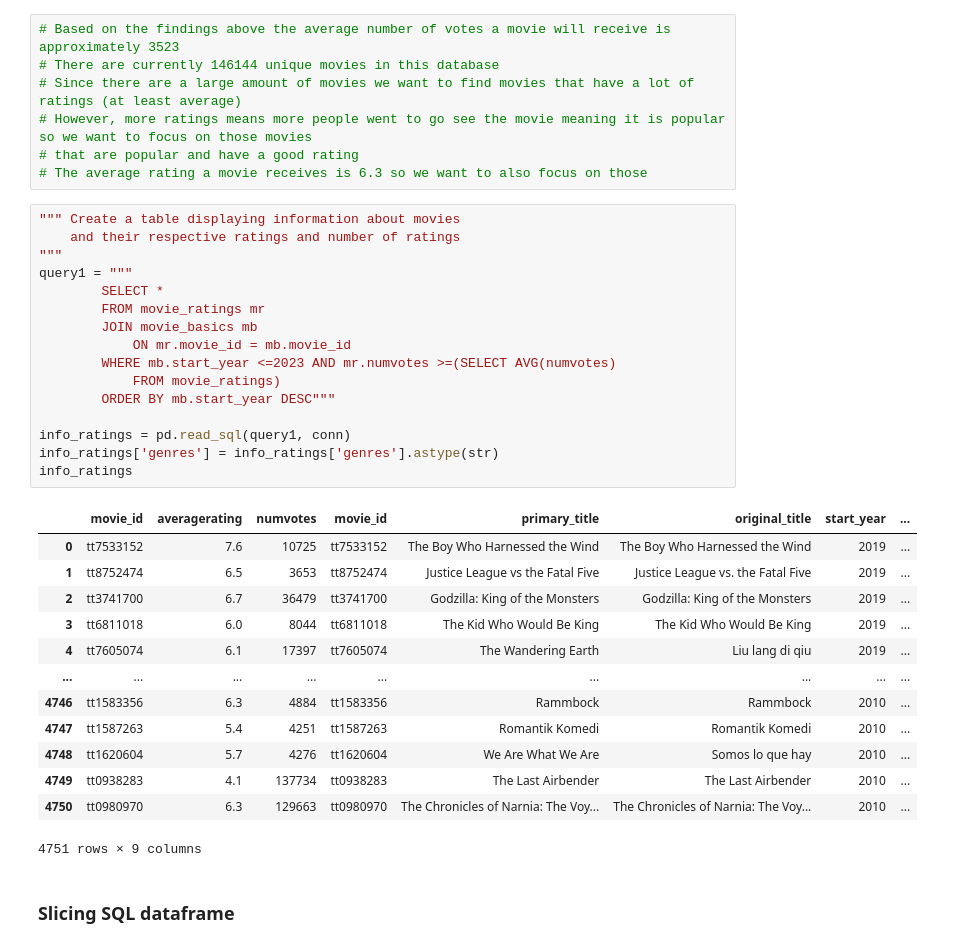
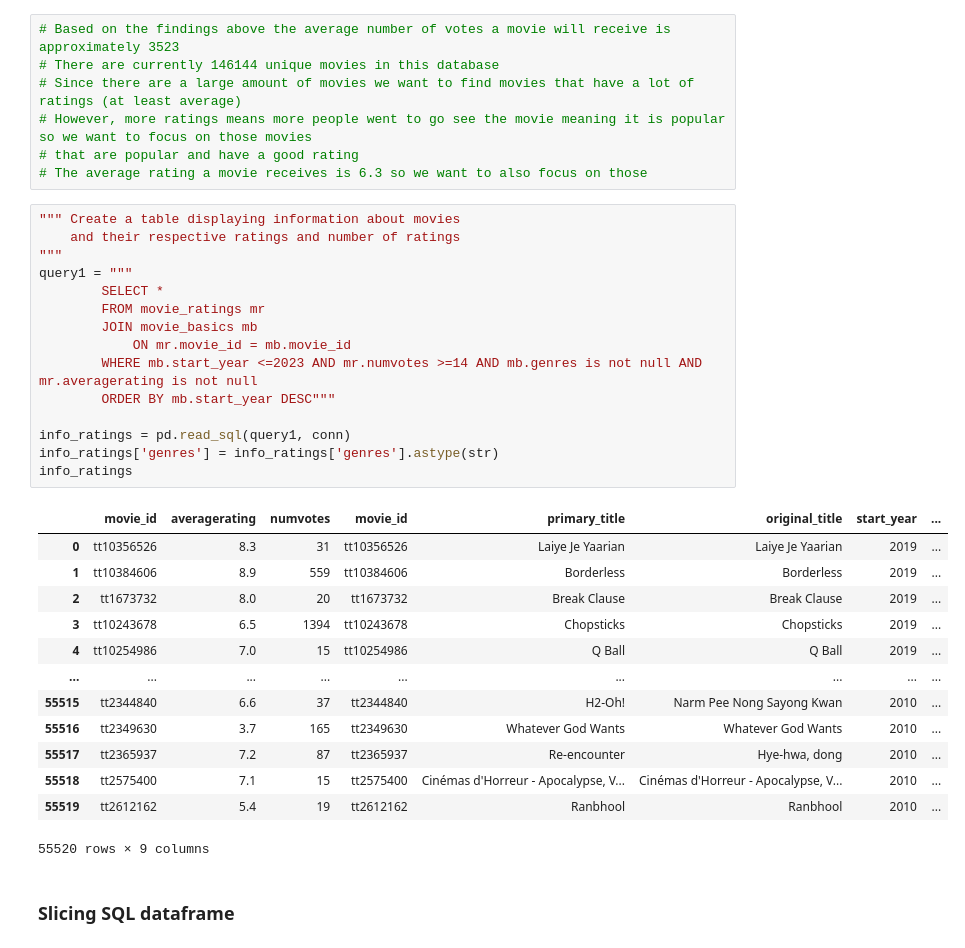
Before and after one commit to hacampbell1/teamaustin, a Jupyter notebook: computer_vision.ipynb, the cells around one changed output. Drawn from its saved outputs; the diff is of its cells as text.

```diff
--- a/computer_vision.ipynb
+++ b/computer_vision.ipynb
@@ -122,33 +122,32 @@ num_votes.head(10)
 # %%
 """ Create a table displaying information about movies
     and their respective ratings and number of ratings
 """
 query1 = """
         SELECT *
         FROM movie_ratings mr
         JOIN movie_basics mb
             ON mr.movie_id = mb.movie_id
-        WHERE mb.start_year <=2023 AND mr.numvotes >=(SELECT AVG(numvotes)
-            FROM movie_ratings)
+        WHERE mb.start_year <=2023 AND mr.numvotes >=14 AND mb.genres is not null AND mr.averagerating is not null
         ORDER BY mb.start_year DESC"""
 
 info_ratings = pd.read_sql(query1, conn)
 info_ratings['genres'] = info_ratings['genres'].astype(str)
 info_ratings
 # %% [output]
 |  | movie_id | averagerating | numvotes | movie_id | primary_title | original_title | start_year | ... |
-| 0 | tt7533152 | 7.6 | 10725 | tt7533152 | The Boy Who Harnessed the Wind | The Boy Who Harnessed the Wind | 2019 | ... |
-| 1 | tt8752474 | 6.5 | 3653 | tt8752474 | Justice League vs the Fatal Five | Justice League vs. the Fatal Five | 2019 | ... |
-| 2 | tt3741700 | 6.7 | 36479 | tt3741700 | Godzilla: King of the Monsters | Godzilla: King of the Monsters | 2019 | ... |
-| 3 | tt6811018 | 6.0 | 8044 | tt6811018 | The Kid Who Would Be King | The Kid Who Would Be King | 2019 | ... |
-| 4 | tt7605074 | 6.1 | 17397 | tt7605074 | The Wandering Earth | Liu lang di qiu | 2019 | ... |
+| 0 | tt10356526 | 8.3 | 31 | tt10356526 | Laiye Je Yaarian | Laiye Je Yaarian | 2019 | ... |
+| 1 | tt10384606 | 8.9 | 559 | tt10384606 | Borderless | Borderless | 2019 | ... |
+| 2 | tt1673732 | 8.0 | 20 | tt1673732 | Break Clause | Break Clause | 2019 | ... |
+| 3 | tt10243678 | 6.5 | 1394 | tt10243678 | Chopsticks | Chopsticks | 2019 | ... |
+| 4 | tt10254986 | 7.0 | 15 | tt10254986 | Q Ball | Q Ball | 2019 | ... |
 | ... | ... | ... | ... | ... | ... | ... | ... | ... |
-| 4746 | tt1583356 | 6.3 | 4884 | tt1583356 | Rammbock | Rammbock | 2010 | ... |
-| 4747 | tt1587263 | 5.4 | 4251 | tt1587263 | Romantik Komedi | Romantik Komedi | 2010 | ... |
-| 4748 | tt1620604 | 5.7 | 4276 | tt1620604 | We Are What We Are | Somos lo que hay | 2010 | ... |
-| 4749 | tt0938283 | 4.1 | 137734 | tt0938283 | The Last Airbender | The Last Airbender | 2010 | ... |
-| 4750 | tt0980970 | 6.3 | 129663 | tt0980970 | The Chronicles of Narnia: The Voy... | The Chronicles of Narnia: The Voy... | 2010 | ... |
+| 55515 | tt2344840 | 6.6 | 37 | tt2344840 | H2-Oh! | Narm Pee Nong Sayong Kwan | 2010 | ... |
+| 55516 | tt2349630 | 3.7 | 165 | tt2349630 | Whatever God Wants | Whatever God Wants | 2010 | ... |
+| 55517 | tt2365937 | 7.2 | 87 | tt2365937 | Re-encounter | Hye-hwa, dong | 2010 | ... |
+| 55518 | tt2575400 | 7.1 | 15 | tt2575400 | Cinémas d'Horreur - Apocalypse, V... | Cinémas d'Horreur - Apocalypse, V... | 2010 | ... |
+| 55519 | tt2612162 | 5.4 | 19 | tt2612162 | Ranbhool | Ranbhool | 2010 | ... |
-4751 rows × 9 columns
+55520 rows × 9 columns
 # %% [markdown]
 ### Slicing SQL dataframe
 # %%
```
Also changed, not shown: parts of 6 cells of this notebook.
